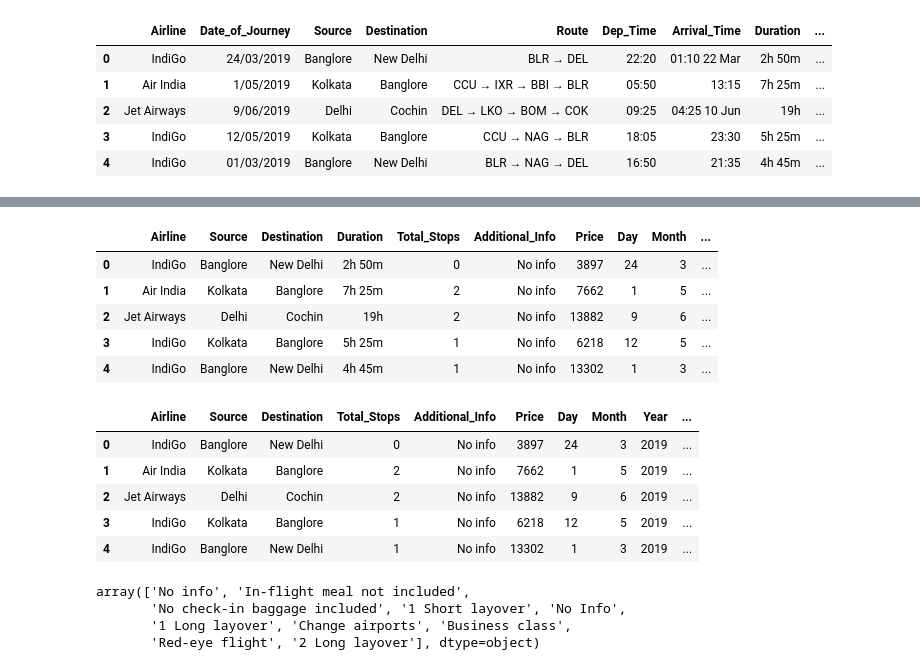
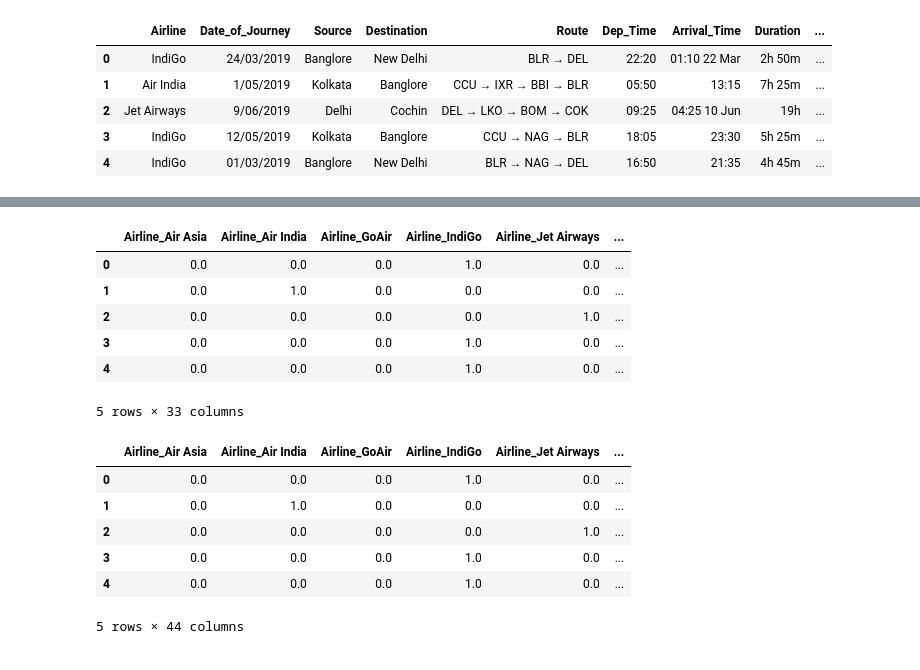
Before and after one commit to BehlimAmaan/Exploratory-Data-Analysis, a Jupyter notebook: flight_price.ipynb, the cells around one changed output, grey strips where cells are left out. Saved outputs shown, nothing was run; the diff lists cells and outputs as text; code cells hidden in the pictures.

Commit message:
Cleaned the flight_pricr.xlsx Dataset

```diff
--- a/flight_price.ipynb
+++ b/flight_price.ipynb
@@ -129,2 +213,0 @@ df.head()
-# %%
-df.drop(['Date_of_Journey'],axis=1,inplace=True)
@@ -130,0 +231,3 @@ df.drop(['Date_of_Journey'],axis=1,inplace=True)
+# %%
+# converting Total_Stops column from object to int
+df['Total_Stops'] = df['Total_Stops'].astype(int)
@@ -163,10 +294,16 @@ df.head(10)
+# %%
+encoder = OneHotEncoder()
+encoded = encoder.fit_transform(df[['Airline','Source','Destination','Additional_Info']]).toarray()
+# %%
+ds = pd.DataFrame(encoded,columns=encoder.get_feature_names_out())
 # %%
-df.head()
+ds.head()
 # %% [output]
-|  | Airline | Source | Destination | Duration | Total_Stops | Additional_Info | Price | Day | Month | ... |
-| 0 | IndiGo | Banglore | New Delhi | 2h 50m | 0 | No info | 3897 | 24 | 3 | ... |
-| 1 | Air India | Kolkata | Banglore | 7h 25m | 2 | No info | 7662 | 1 | 5 | ... |
-| 2 | Jet Airways | Delhi | Cochin | 19h | 2 | No info | 13882 | 9 | 6 | ... |
-| 3 | IndiGo | Kolkata | Banglore | 5h 25m | 1 | No info | 6218 | 12 | 5 | ... |
-| 4 | IndiGo | Banglore | New Delhi | 4h 45m | 1 | No info | 13302 | 1 | 3 | ... |
+|  | Airline_Air Asia | Airline_Air India | Airline_GoAir | Airline_IndiGo | Airline_Jet Airways | ... |
+| 0 | 0.0 | 0.0 | 0.0 | 1.0 | 0.0 | ... |
+| 1 | 0.0 | 1.0 | 0.0 | 0.0 | 0.0 | ... |
+| 2 | 0.0 | 0.0 | 0.0 | 0.0 | 1.0 | ... |
+| 3 | 0.0 | 0.0 | 0.0 | 1.0 | 0.0 | ... |
+| 4 | 0.0 | 0.0 | 0.0 | 1.0 | 0.0 | ... |
+5 rows × 33 columns
 # %%
@@ -174,16 +313,10 @@ df.drop(['Duration','Durationh','Durationm'],axis=1, inplace=True)
 # %%
-df.head()
+final_data.head()
 # %% [output]
-|  | Airline | Source | Destination | Total_Stops | Additional_Info | Price | Day | Month | Year | ... |
-| 0 | IndiGo | Banglore | New Delhi | 0 | No info | 3897 | 24 | 3 | 2019 | ... |
-| 1 | Air India | Kolkata | Banglore | 2 | No info | 7662 | 1 | 5 | 2019 | ... |
-| 2 | Jet Airways | Delhi | Cochin | 2 | No info | 13882 | 9 | 6 | 2019 | ... |
-| 3 | IndiGo | Kolkata | Banglore | 1 | No info | 6218 | 12 | 5 | 2019 | ... |
-| 4 | IndiGo | Banglore | New Delhi | 1 | No info | 13302 | 1 | 3 | 2019 | ... |
+|  | Airline_Air Asia | Airline_Air India | Airline_GoAir | Airline_IndiGo | Airline_Jet Airways | ... |
+| 0 | 0.0 | 0.0 | 0.0 | 1.0 | 0.0 | ... |
+| 1 | 0.0 | 1.0 | 0.0 | 0.0 | 0.0 | ... |
+| 2 | 0.0 | 0.0 | 0.0 | 0.0 | 1.0 | ... |
+| 3 | 0.0 | 0.0 | 0.0 | 1.0 | 0.0 | ... |
+| 4 | 0.0 | 0.0 | 0.0 | 1.0 | 0.0 | ... |
+5 rows × 44 columns
-# %%
-df['Additional_Info'].unique()
-# %% [output]
-array(['No info', 'In-flight meal not included',
-       'No check-in baggage included', '1 Short layover', 'No Info',
-       '1 Long layover', 'Change airports', 'Business class',
-       'Red-eye flight', '2 Long layover'], dtype=object)
```
Also changed, not shown: parts of 46 cells of this notebook.
